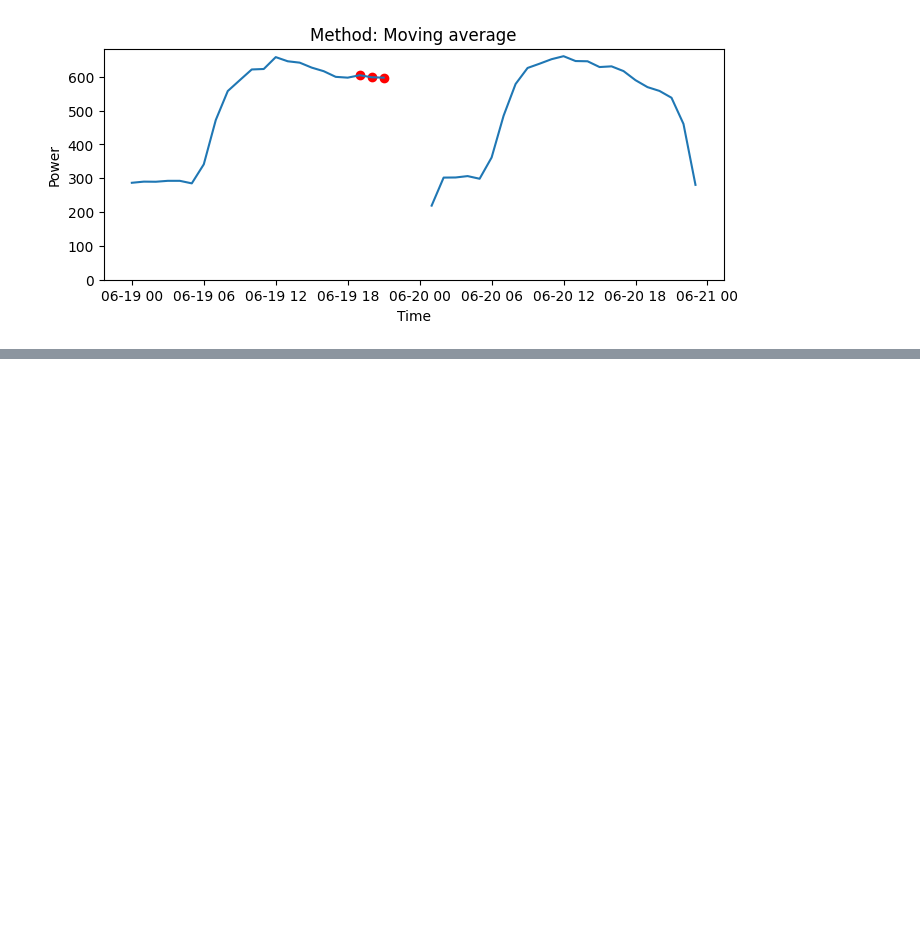
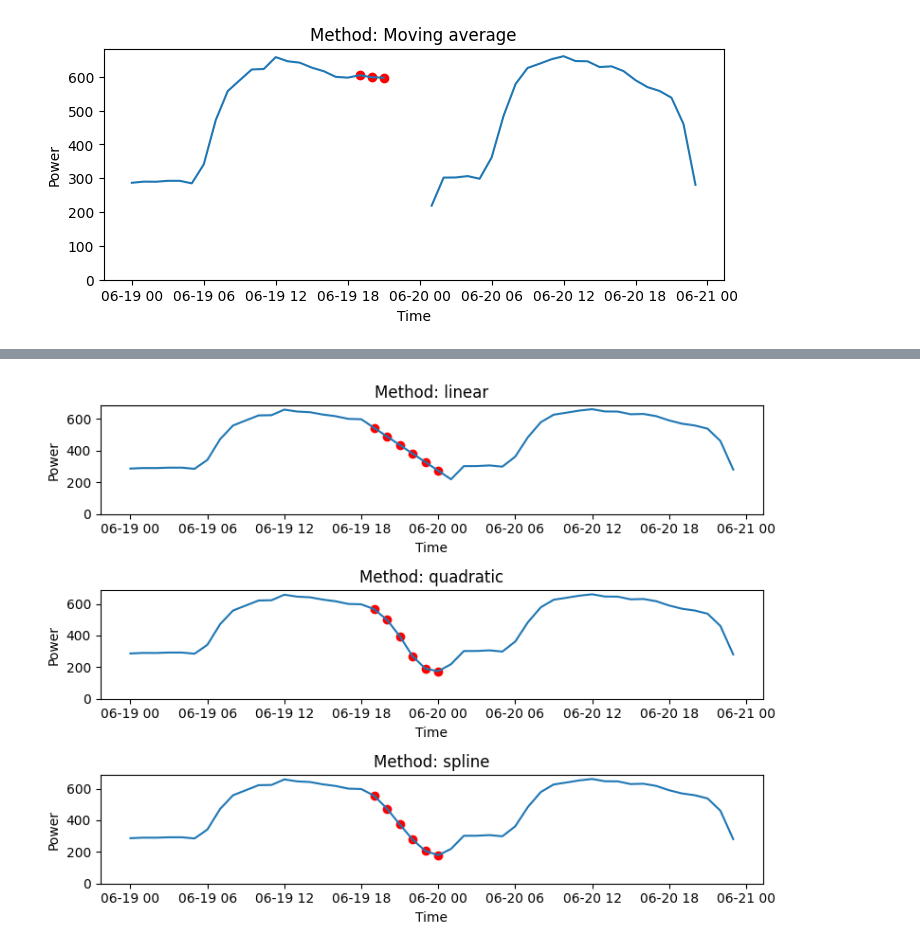
Before and after one commit to baeda-polito/aiis-energy-mllabs, a Jupyter notebook: Lab1 - LoadProfilesClustering/Lab1.1 - TimeSeriesExploration - Sol.ipynb, the cells around one changed output, grey strips where cells are left out. Cells and saved outputs as stored; diff of their text form; code cells hidden in the pictures; blank space fills up the shorter version.

```diff
--- a/Lab1 - LoadProfilesClustering/Lab1.1 - TimeSeriesExploration - Sol.ipynb
+++ b/Lab1 - LoadProfilesClustering/Lab1.1 - TimeSeriesExploration - Sol.ipynb
@@ -210,14 +233,14 @@ ax.set_ylim([0, None])
 
 methods = ['ffill', 'bfill', 'Mean']
 # optional
-treshold = 2
+threshold = 2
 fig, axes = plt.subplots(nrows=len(methods), figsize=(8, 6))
 
 for i, method in enumerate(methods):
     # fill NaN values using specified method
     filled_data = data.copy()
     if method != 'Mean':
-        filled_data['power'] = filled_data['power'].fillna(method=method, limit=treshold)
+        filled_data['power'] = filled_data['power'].fillna(method=method, limit=threshold)
     else:
         filled_data['power'] = filled_data['power'].fillna(data['power'].mean())
     filled_data_subset = filled_data.loc[(filled_data['timestamp'] > '2017-06-18 23:59:00') & (filled_data['timestamp'] < '2017-06-21')]
@@ -272,0 +298,26 @@ nan_counts < 5
+# %%
+
+
+methods = ['linear', 'quadratic', 'spline']
+# optional
+threshold = 6
+fig, axes = plt.subplots(nrows=len(methods), figsize=(8, 6))
+
+for i, method in enumerate(methods):
+    # fill NaN values using specified method
+    filled_data = data.copy()
+    filled_data['power'].interpolate(method=method,limit=threshold, inplace=True, order=3)
+    filled_data_subset = filled_data.loc[(filled_data['timestamp'] > '2017-06-18 23:59:00') & (filled_data['timestamp'] < '2017-06-21')]
+    # plot reconstructed timeseries
+    axes[i].plot(filled_data_subset['timestamp'], filled_data_subset['power'])
+    axes[i].scatter(filled_data_subset['timestamp'][data_subset['power'].isnull()],
+                    filled_data_subset['power'][data_subset['power'].isnull()], color='r')
+    axes[i].set_title(f"Method: {method}")
+    axes[i].set_ylabel('Power')
+    axes[i].set_xlabel('Time')
+    axes[i].set_ylim([0, None])
+
+plt.tight_layout()
+plt.show()
+# %% [output]
+[figure, added]
```
Also changed, not shown: parts of 15 cells of this notebook, 4 other files.
